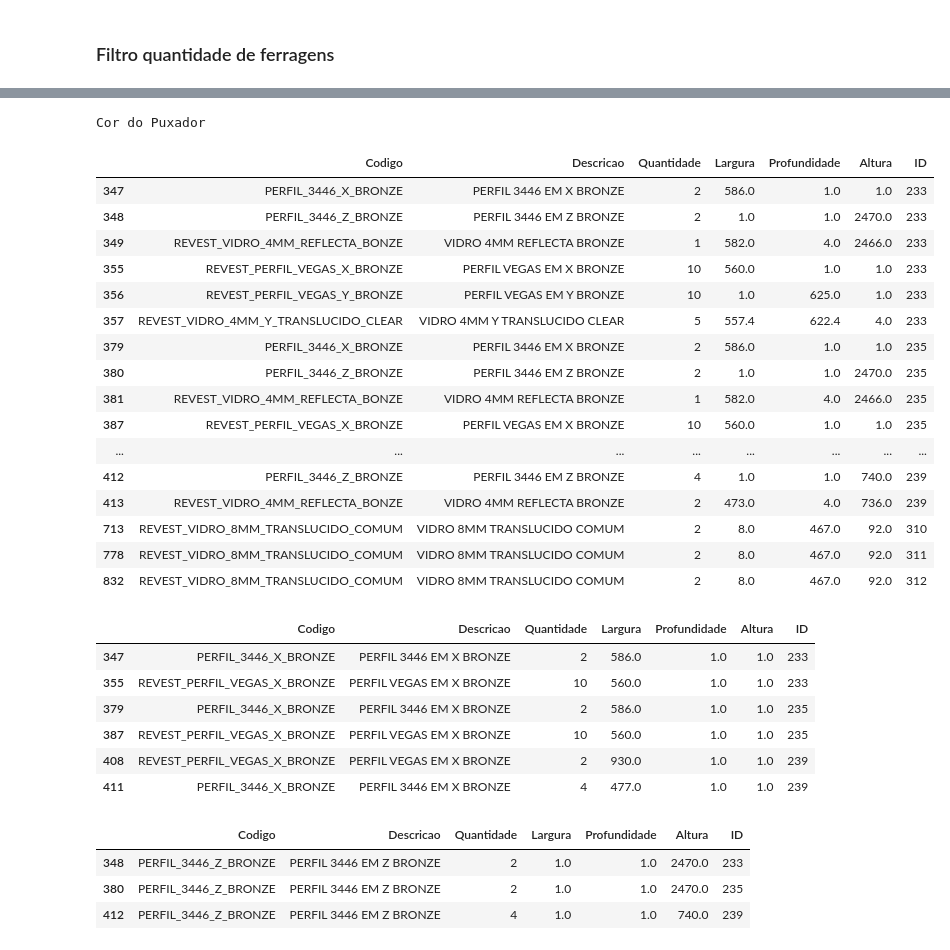
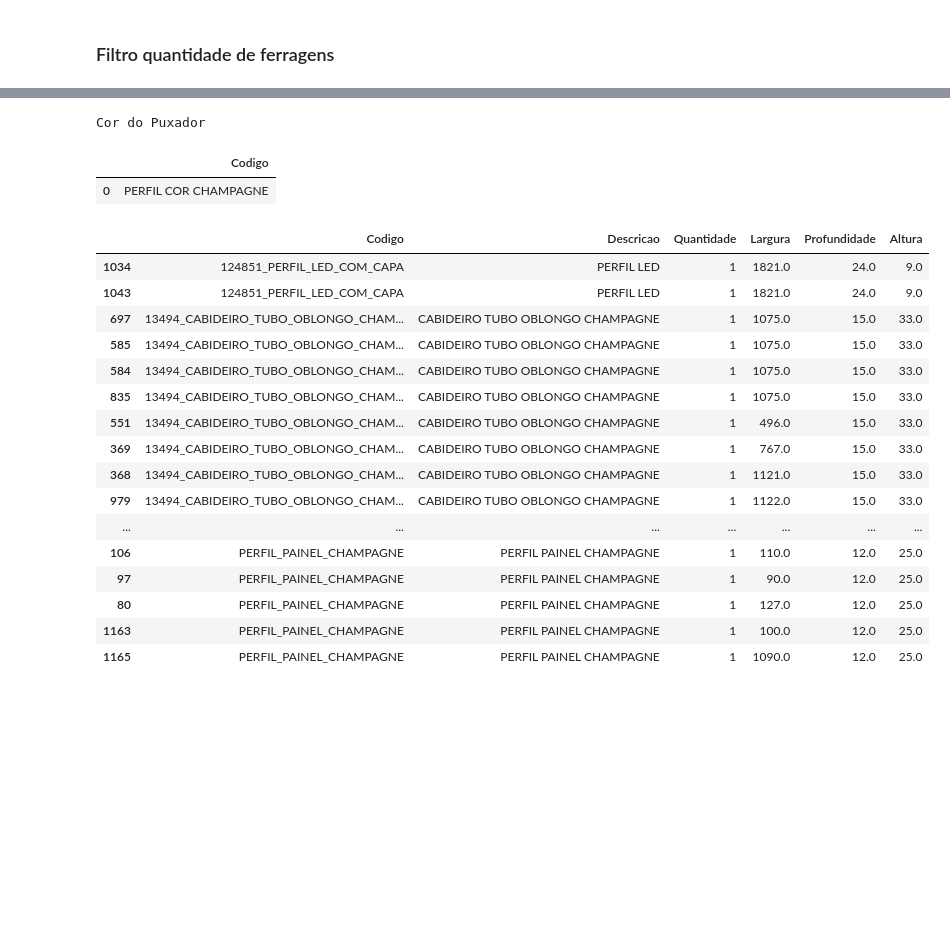
Before and after one commit to brunoviskc/DevelopmentSystemProject_v2, a Jupyter notebook: main.ipynb, the cells around one changed output, grey strips where cells are left out. Drawn from its saved outputs; the diff is of its cells as text; code cells hidden in the pictures; blank space fills up the shorter version.

Commit message:
Filtragem de ferragens e perfis

```diff
--- a/main.ipynb
+++ b/main.ipynb
@@ -353,7 +353,8 @@ Quantidade de Ferragens
 # %%
 df_perfil = df[df["Codigo"].str.contains("PERFIL|CABIDE|CABIDEIRO|ALINEATTO/VOLARE", case=False, na=False) |
 df["Descricao"].str.contains("TRILHO", case=False, na=False)].copy()
-df_perfil = df_perfil[~df_perfil["Descricao"].str.contains("PENTEADEIRA", case=False, na=False)]
+df_perfil = df_perfil[~df_perfil["Descricao"].str.contains("PENTEADEIRA|3446", case=False, na=False)]
+df_perfil["Descricao"] = df_perfil["Descricao"].str.replace("CAVA I ", "CAVA C ")
 
 
 tem_especial = df_perfil["Codigo"].str.contains("ESPECIAL", case=False, na=False).any()
@@ -363,74 +364,68 @@ if tem_especial:
     df_perfil["Descricao"] = df_perfil["Descricao"].str.replace("ESPECIAL", cor_especial)
 
 df_cor_puxador = df_perfil[df_perfil["Tipo"] == 3].copy()
-df_cor_puxador["Codigo"] = df_cor_puxador["Codigo"].str.replace("PERFIL", "COR PERFIL")
-df_cor_puxador["Descricao"] = df_cor_puxador["Descricao"].str.replace("PERFIL", "COR PERFIL")
+df_cor_puxador["Codigo"] = df_cor_puxador["Codigo"].str.replace("PERFIL", "PERFIL COR")
+df_cor_puxador["Descricao"] = df_cor_puxador["Descricao"].str.replace("PERFIL", "PERFIL COR")
 df_cor_puxador = df_cor_puxador[["Codigo"]].groupby("Codigo").sum().reset_index(drop=False)
 print("Cor do Puxador")
 
 df_perfil = df_perfil[df_perfil["Tipo"] == 4].copy()
 df_perfil["Codigo"] = df_perfil["Codigo"].str.replace("15X15", "PAINEL")
 df_perfil["Descricao"] = df_perfil["Descricao"].str.replace("15X15", "PAINEL")
-df_perfil["Descricao"] = df_perfil["Descricao"].str.replace("ELEGANCE 6504", "SAPATEIRA")
+df_perfil["Descricao"] = df_perfil["Descricao"].str.replace("ELEGANCE 6504", "SAPATEIRA") # SAPATEIRA PRECISA ACRESCENTAR 3MM NA LARGURA
 df_perfil["Descricao"] = df_perfil["Descricao"].str.replace(" V ", " ")
 df_perfil["Descricao"] = df_perfil["Descricao"].str.replace(" EM Z ", " ")
-df_perfil["Descricao"] = df_perfil["Descricao"].str.replace(" COM CAPA", "")
+df_perfil["Descricao"] = df_perfil["Descricao"].str.replace("I COM CAPA", "")
+df_perfil["Descricao"] = df_perfil["Descricao"].str.replace("COM CAPA", "")
 df_perfil["Codigo"] = df_perfil["Codigo"].str.replace("_V_", "_Z_")
+df_perfil["Codigo"] = df_perfil["Codigo"].str.replace("_I_", "_Z_")
 df_perfil = df_perfil[["Codigo", "Descricao", "Quantidade", "Largura", "Profundidade", "Altura"]]
-df_perfil = df_perfil.sort_values(by="Descricao")
+df_perfil = df_perfil.sort_values(by="Codigo")
 
 
-df_perfil_em_z = df_perfil[df_perfil["Codigo"].str.contains("_V_|_Z_", case=False, na=False)].copy()
+
+df_perfil_em_z = df_perfil[df_perfil["Codigo"].str.contains("_Z_", case=False, na=False)].copy()
 
 pedidos_verticale = df[df["Codigo"].str.contains("3446|VIDRO|VEGAS|DONOSTIA|NEO 22", case=False, na=False)].copy()
 pedidos_verticale = pedidos_verticale[["Codigo", "Descricao", "Quantidade", "Largura", "Profundidade", "Altura", "ID"]]
 portas_em_x = pedidos_verticale[pedidos_verticale["Codigo"].str.contains("_X_", case=False, na=False)].copy()
 portas_em_z = pedidos_verticale[pedidos_verticale["Codigo"].str.contains("_Z_", case=False, na=False)].copy()
 
 
 
 
-# display(df_cor_puxador)
-# display(df_perfil)
+display(df_cor_puxador)
+display(df_perfil)
 # display(df_perfil_em_z)
-display(pedidos_verticale)
-display(portas_em_x)
-display(portas_em_z)
+# display(pedidos_verticale)
+# display(portas_em_x)
+# display(portas_em_z)
 
 
 
 # # Filtrar linhas com PERFIL e Tipo == 3
 # df_perfil = df[(df["Codigo"].str.contains("PERFIL", case=False, na=False)) & (df["Tipo"] == 3)].copy()
 
 # # Substituir PERFIL por COR PUXADOR na coluna Codigo
 # df_perfil["Codigo"] = df_perfil["Codigo"].str.replace("PERFIL", "COR PUXADOR")
 # %% [output]
 Cor do Puxador
-|  | Codigo | Descricao | Quantidade | Largura | Profundidade | Altura | ID |
-| 347 | PERFIL_3446_X_BRONZE | PERFIL 3446 EM X BRONZE | 2 | 586.0 | 1.0 | 1.0 | 233 |
-| 348 | PERFIL_3446_Z_BRONZE | PERFIL 3446 EM Z BRONZE | 2 | 1.0 | 1.0 | 2470.0 | 233 |
-| 349 | REVEST_VIDRO_4MM_REFLECTA_BONZE | VIDRO 4MM REFLECTA BRONZE | 1 | 582.0 | 4.0 | 2466.0 | 233 |
-| 355 | REVEST_PERFIL_VEGAS_X_BRONZE | PERFIL VEGAS EM X BRONZE | 10 | 560.0 | 1.0 | 1.0 | 233 |
-| 356 | REVEST_PERFIL_VEGAS_Y_BRONZE | PERFIL VEGAS EM Y BRONZE | 10 | 1.0 | 625.0 | 1.0 | 233 |
-| 357 | REVEST_VIDRO_4MM_Y_TRANSLUCIDO_CLEAR | VIDRO 4MM Y TRANSLUCIDO CLEAR | 5 | 557.4 | 622.4 | 4.0 | 233 |
-| 379 | PERFIL_3446_X_BRONZE | PERFIL 3446 EM X BRONZE | 2 | 586.0 | 1.0 | 1.0 | 235 |
-| 380 | PERFIL_3446_Z_BRONZE | PERFIL 3446 EM Z BRONZE | 2 | 1.0 | 1.0 | 2470.0 | 235 |
-| 381 | REVEST_VIDRO_4MM_REFLECTA_BONZE | VIDRO 4MM REFLECTA BRONZE | 1 | 582.0 | 4.0 | 2466.0 | 235 |
-| 387 | REVEST_PERFIL_VEGAS_X_BRONZE | PERFIL VEGAS EM X BRONZE | 10 | 560.0 | 1.0 | 1.0 | 235 |
-| ... | ... | ... | ... | ... | ... | ... | ... |
-| 412 | PERFIL_3446_Z_BRONZE | PERFIL 3446 EM Z BRONZE | 4 | 1.0 | 1.0 | 740.0 | 239 |
-| 413 | REVEST_VIDRO_4MM_REFLECTA_BONZE | VIDRO 4MM REFLECTA BRONZE | 2 | 473.0 | 4.0 | 736.0 | 239 |
-| 713 | REVEST_VIDRO_8MM_TRANSLUCIDO_COMUM | VIDRO 8MM TRANSLUCIDO COMUM | 2 | 8.0 | 467.0 | 92.0 | 310 |
-| 778 | REVEST_VIDRO_8MM_TRANSLUCIDO_COMUM | VIDRO 8MM TRANSLUCIDO COMUM | 2 | 8.0 | 467.0 | 92.0 | 311 |
-| 832 | REVEST_VIDRO_8MM_TRANSLUCIDO_COMUM | VIDRO 8MM TRANSLUCIDO COMUM | 2 | 8.0 | 467.0 | 92.0 | 312 |
+|  | Codigo |
+| 0 | PERFIL COR CHAMPAGNE |
-|  | Codigo | Descricao | Quantidade | Largura | Profundidade | Altura | ID |
-| 347 | PERFIL_3446_X_BRONZE | PERFIL 3446 EM X BRONZE | 2 | 586.0 | 1.0 | 1.0 | 233 |
-| 355 | REVEST_PERFIL_VEGAS_X_BRONZE | PERFIL VEGAS EM X BRONZE | 10 | 560.0 | 1.0 | 1.0 | 233 |
-| 379 | PERFIL_3446_X_BRONZE | PERFIL 3446 EM X BRONZE | 2 | 586.0 | 1.0 | 1.0 | 235 |
-| 387 | REVEST_PERFIL_VEGAS_X_BRONZE | PERFIL VEGAS EM X BRONZE | 10 | 560.0 | 1.0 | 1.0 | 235 |
-| 408 | REVEST_PERFIL_VEGAS_X_BRONZE | PERFIL VEGAS EM X BRONZE | 2 | 930.0 | 1.0 | 1.0 | 239 |
-| 411 | PERFIL_3446_X_BRONZE | PERFIL 3446 EM X BRONZE | 4 | 477.0 | 1.0 | 1.0 | 239 |
+|  | Codigo | Descricao | Quantidade | Largura | Profundidade | Altura |
+| 1034 | 124851_PERFIL_LED_COM_CAPA | PERFIL LED | 1 | 1821.0 | 24.0 | 9.0 |
+| 1043 | 124851_PERFIL_LED_COM_CAPA | PERFIL LED | 1 | 1821.0 | 24.0 | 9.0 |
+| 697 | 13494_CABIDEIRO_TUBO_OBLONGO_CHAM... | CABIDEIRO TUBO OBLONGO CHAMPAGNE | 1 | 1075.0 | 15.0 | 33.0 |
+| 585 | 13494_CABIDEIRO_TUBO_OBLONGO_CHAM... | CABIDEIRO TUBO OBLONGO CHAMPAGNE | 1 | 1075.0 | 15.0 | 33.0 |
+| 584 | 13494_CABIDEIRO_TUBO_OBLONGO_CHAM... | CABIDEIRO TUBO OBLONGO CHAMPAGNE | 1 | 1075.0 | 15.0 | 33.0 |
+| 835 | 13494_CABIDEIRO_TUBO_OBLONGO_CHAM... | CABIDEIRO TUBO OBLONGO CHAMPAGNE | 1 | 1075.0 | 15.0 | 33.0 |
+| 551 | 13494_CABIDEIRO_TUBO_OBLONGO_CHAM... | CABIDEIRO TUBO OBLONGO CHAMPAGNE | 1 | 496.0 | 15.0 | 33.0 |
+| 369 | 13494_CABIDEIRO_TUBO_OBLONGO_CHAM... | CABIDEIRO TUBO OBLONGO CHAMPAGNE | 1 | 767.0 | 15.0 | 33.0 |
+| 368 | 13494_CABIDEIRO_TUBO_OBLONGO_CHAM... | CABIDEIRO TUBO OBLONGO CHAMPAGNE | 1 | 1121.0 | 15.0 | 33.0 |
+| 979 | 13494_CABIDEIRO_TUBO_OBLONGO_CHAM... | CABIDEIRO TUBO OBLONGO CHAMPAGNE | 1 | 1122.0 | 15.0 | 33.0 |
+| ... | ... | ... | ... | ... | ... | ... |
+| 106 | PERFIL_PAINEL_CHAMPAGNE | PERFIL PAINEL CHAMPAGNE | 1 | 110.0 | 12.0 | 25.0 |
+| 97 | PERFIL_PAINEL_CHAMPAGNE | PERFIL PAINEL CHAMPAGNE | 1 | 90.0 | 12.0 | 25.0 |
+| 80 | PERFIL_PAINEL_CHAMPAGNE | PERFIL PAINEL CHAMPAGNE | 1 | 127.0 | 12.0 | 25.0 |
+| 1163 | PERFIL_PAINEL_CHAMPAGNE | PERFIL PAINEL CHAMPAGNE | 1 | 100.0 | 12.0 | 25.0 |
+| 1165 | PERFIL_PAINEL_CHAMPAGNE | PERFIL PAINEL CHAMPAGNE | 1 | 1090.0 | 12.0 | 25.0 |
-|  | Codigo | Descricao | Quantidade | Largura | Profundidade | Altura | ID |
-| 348 | PERFIL_3446_Z_BRONZE | PERFIL 3446 EM Z BRONZE | 2 | 1.0 | 1.0 | 2470.0 | 233 |
-| 380 | PERFIL_3446_Z_BRONZE | PERFIL 3446 EM Z BRONZE | 2 | 1.0 | 1.0 | 2470.0 | 235 |
-| 412 | PERFIL_3446_Z_BRONZE | PERFIL 3446 EM Z BRONZE | 4 | 1.0 | 1.0 | 740.0 | 239 |
```
Also changed, not shown: parts of 7 cells of this notebook, 5 other files.
